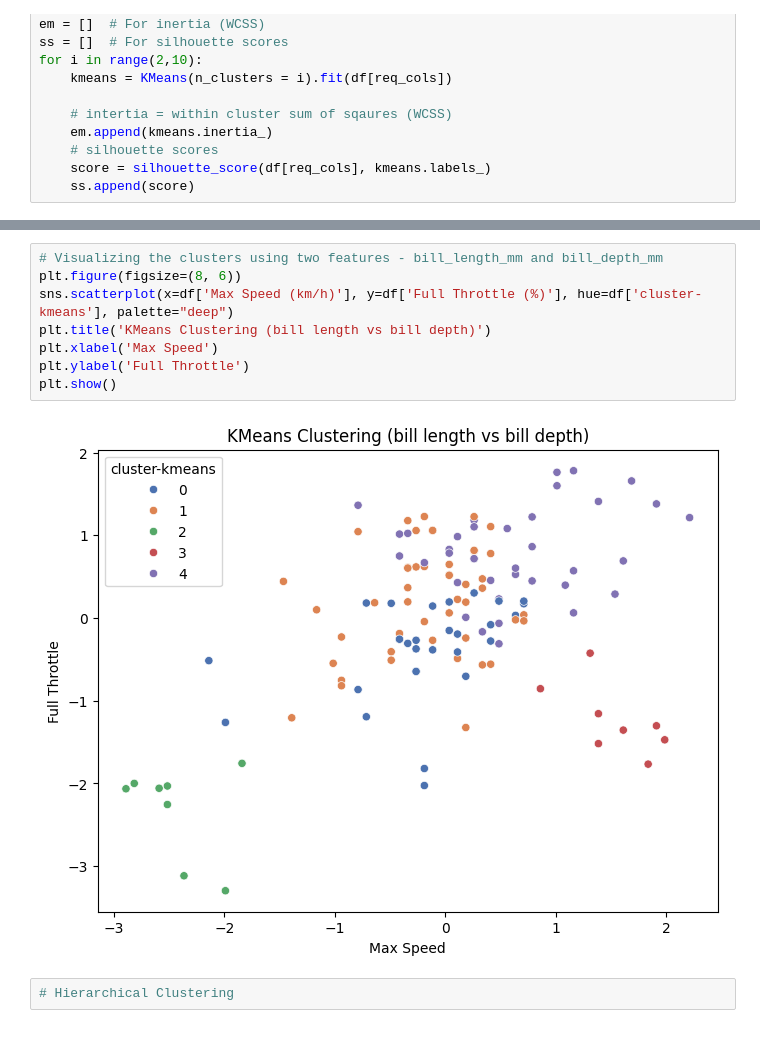
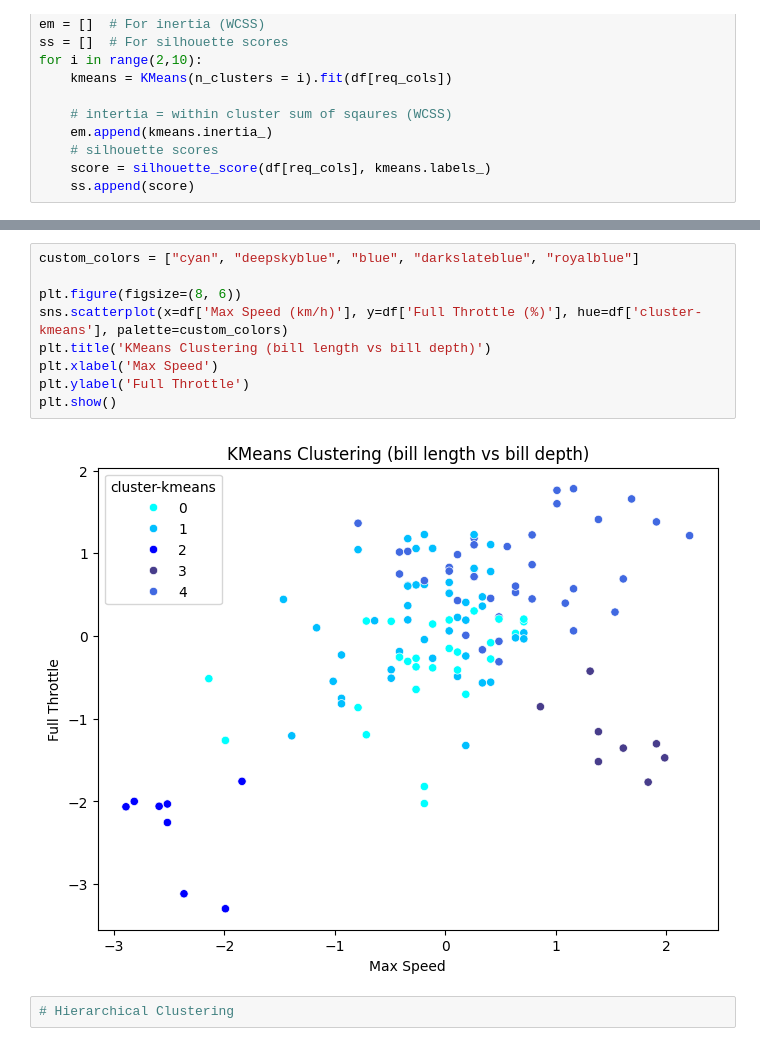
Before and after one commit to NandiniKodali988/F1-Through-Data, a Jupyter notebook: technical-details/unsupervised-learning/main.ipynb, the cells around one changed output, grey strips where cells are left out. Drawn from its saved outputs; the diff is of its cells as text.

```diff
--- a/technical-details/unsupervised-learning/main.ipynb
+++ b/technical-details/unsupervised-learning/main.ipynb
@@ -102,15 +102,16 @@ df.head()
 | 3 | 2020 | Styrian Grand Prix | -1.024865 | -1.840980 | -1.757479 | -0.275003 | ... |
 | 4 | 2020 | Hungarian Grand Prix | -0.957039 | -0.490737 | -0.407433 | -1.304300 | ... |
 # %%
-# Visualizing the clusters using two features - bill_length_mm and bill_depth_mm
+custom_colors = ["cyan", "deepskyblue", "blue", "darkslateblue", "royalblue"]
+
 plt.figure(figsize=(8, 6))
-sns.scatterplot(x=df['Max Speed (km/h)'], y=df['Full Throttle (%)'], hue=df['cluster-kmeans'], palette="deep")
+sns.scatterplot(x=df['Max Speed (km/h)'], y=df['Full Throttle (%)'], hue=df['cluster-kmeans'], palette=custom_colors)
 plt.title('KMeans Clustering (bill length vs bill depth)')
 plt.xlabel('Max Speed')
 plt.ylabel('Full Throttle')
 plt.show()
 # %% [output]
-[figure, old version]
+[figure, new version]
 # %%
 # Hierarchical Clustering
 # %%
```
Also changed, not shown: parts of 2 cells of this notebook, 4 other files.
